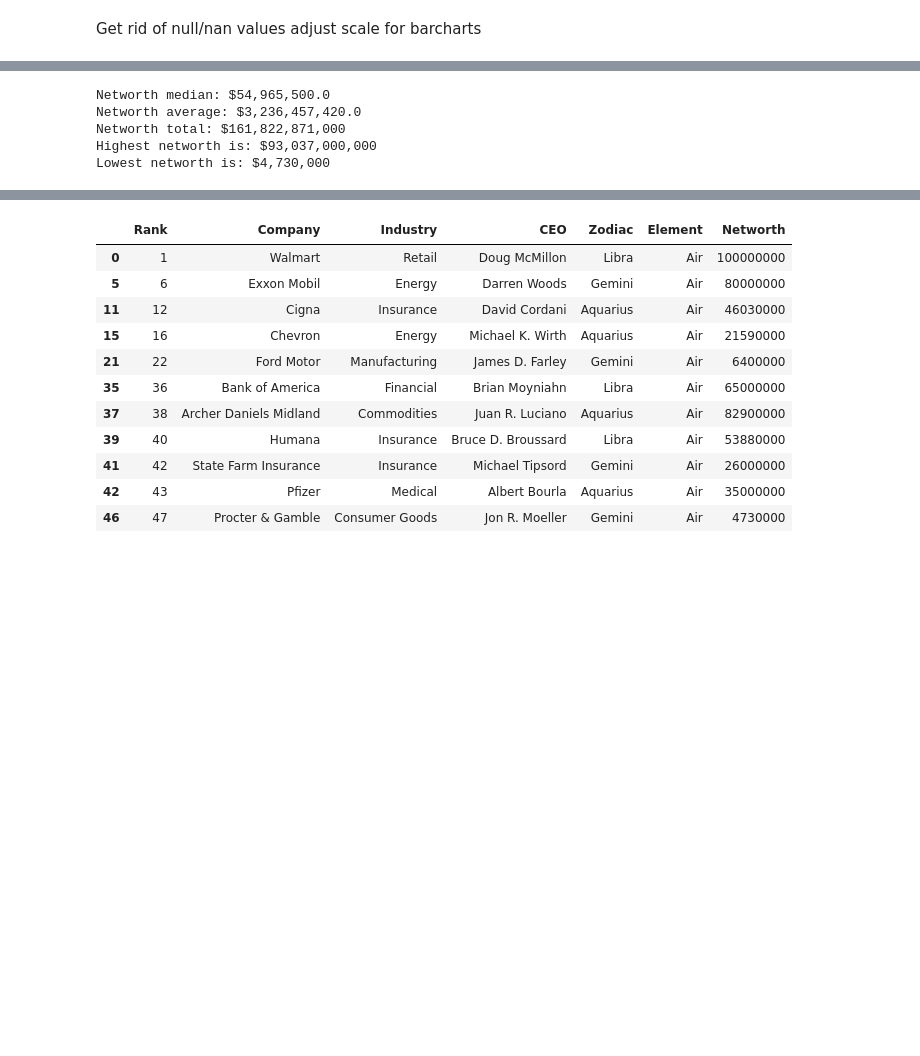
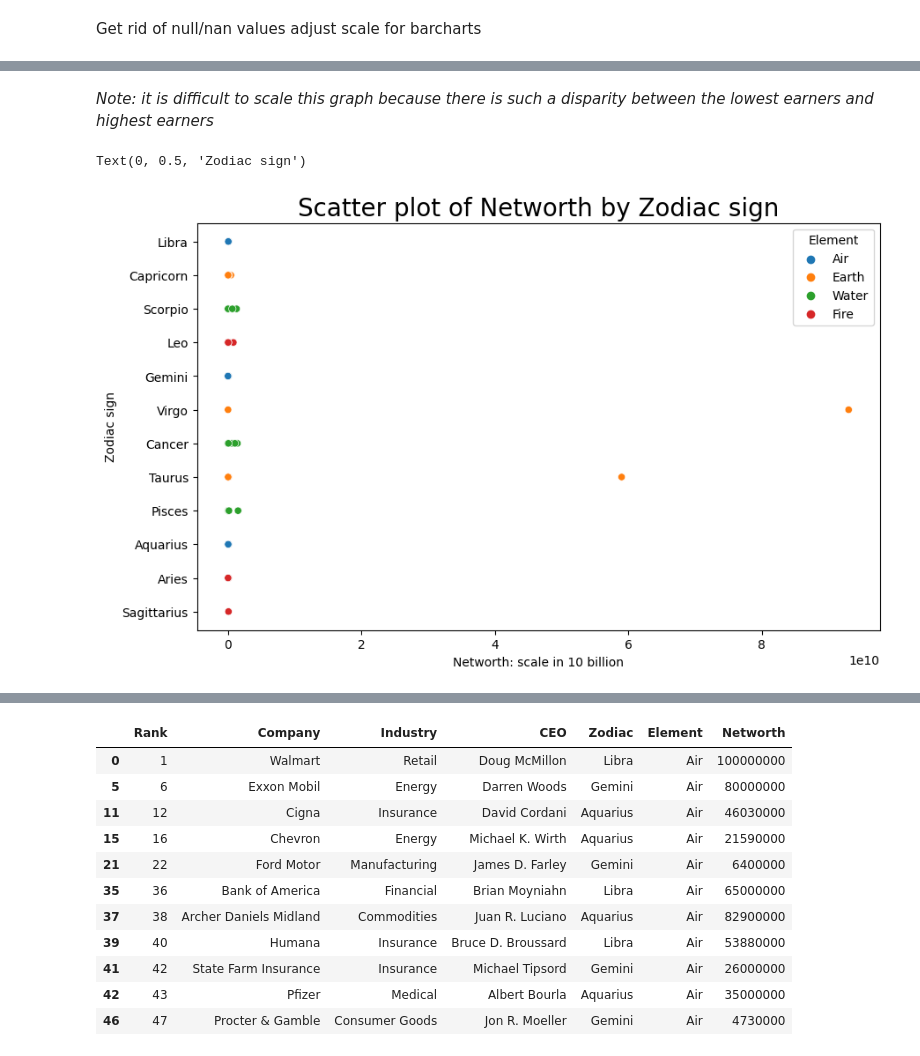
Before and after one commit to Jus1nM/Code-Louisville_Project, a Jupyter notebook: projects/CodeLouisville/Project/CL_Project.ipynb, the cells around one changed output, grey strips where cells are left out. Drawn from its saved outputs; the diff is of its cells as text; code cells hidden in the pictures; blank space fills up the shorter version.

```diff
--- a/projects/CodeLouisville/Project/CL_Project.ipynb
+++ b/projects/CodeLouisville/Project/CL_Project.ipynb
@@ -269,27 +300,12 @@ sns.barplot(x=df['Networth'],y=df['Zodiac'])
-# %%
-#finding median, average, total, max, and min nethworth of all CEOs (regardless of zodiac sign)
-median_networth = df['Networth'].median()
-median_networth = "{:,}".format(median_networth)  #adds commas to int
-print('Networth median: ${}' .format(median_networth))
-
-avg_networth = df['Networth'].mean()
-avg_networth = "{:,}".format(avg_networth)  #adds commas to int
-print('Networth average: ${}' .format(avg_networth))
-
-total_networth = df['Networth'].sum()
-total_networth = "{:,}".format(total_networth)  #adds commas to int
-print('Networth total: ${}' .format(total_networth))
-
-max_networth = df['Networth'].max()
-max_networth = "{:,}".format(max_networth)
-print('Highest networth is: ${}' .format(max_networth)) #adds commas to int
-
-min_networth = df['Networth'].min()
-min_networth = "{:,}".format(min_networth)
-print('Lowest networth is: ${}' .format(min_networth)) #adds commas to int
-# %% [output]
-Networth median: $54,965,500.0
-Networth average: $3,236,457,420.0
-Networth total: $161,822,871,000
-Highest networth is: $93,037,000,000
-Lowest networth is: $4,730,000
+# %% [markdown]
+*Note:  it is difficult to scale this graph because there is such a disparity between the lowest earners and highest earners*
+# %%
+#scatterplot
+plt.figure(figsize= (10,6)) #10:6 ratio
+sns.scatterplot(x = "Networth", y = "Zodiac", data = df, hue = "Element")
+plt.title("Scatter plot of Networth by Zodiac sign", fontsize = 20)
+plt.xlabel("Networth: scale in 10 billion")
+plt.ylabel("Zodiac sign")
+# %% [output]
+Text(0, 0.5, 'Zodiac sign')
+[figure, added]
```
Also changed, not shown: parts of 10 cells of this notebook.
